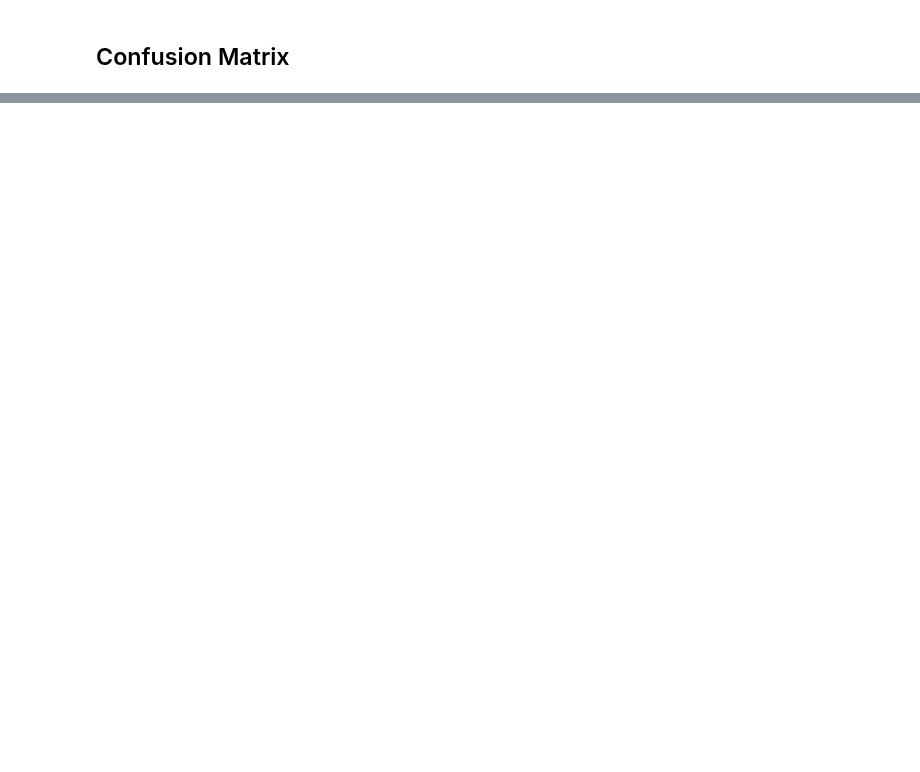
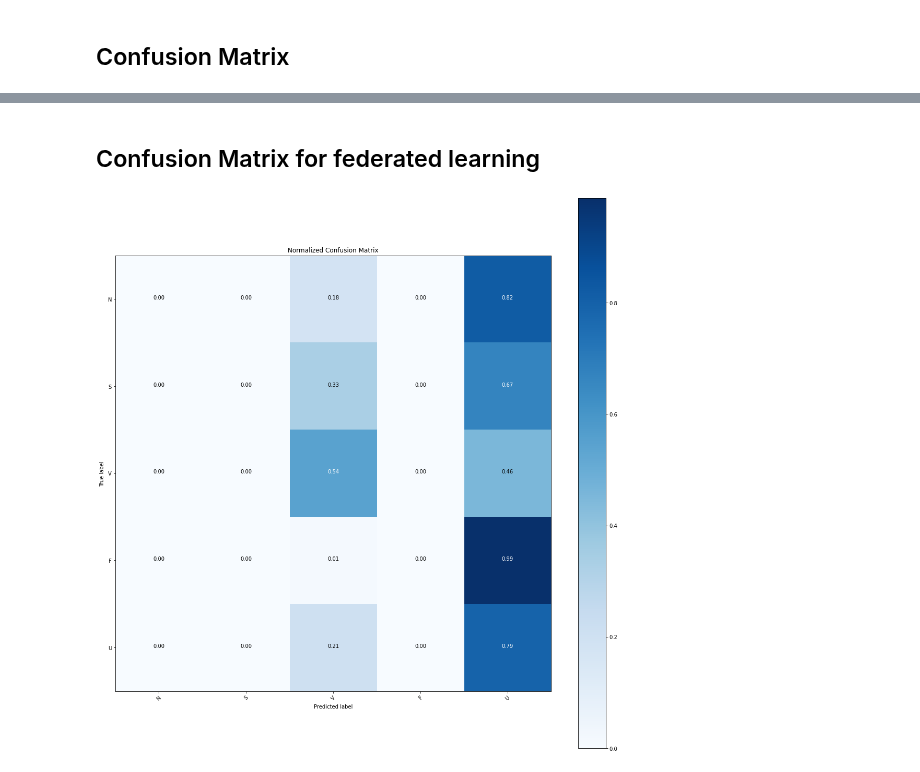
Before and after one commit to dilawarm/federated, a Jupyter notebook: notebooks/ModelAnalysis.ipynb, the cells around one changed output, grey strips where cells are left out. Saved outputs shown, nothing was run; the diff lists cells and outputs as text; code cells hidden in the pictures; blank space fills up the shorter version.

```diff
--- a/notebooks/ModelAnalysis.ipynb
+++ b/notebooks/ModelAnalysis.ipynb
@@ -64,0 +87,2 @@ plt.show()
+# %%
+X_test, y_test, model_fed = load("fedSGD_dense_v0")
@@ -64,0 +95,6 @@ plt.show()
+# %% [markdown]
+## Confusion Matrix for federated learning
+# %%
+make_confusion_matrix(X_test, y_test, model_fed)
+# %% [output]
+[figure, added]
```
Also changed, not shown: parts of 16 cells of this notebook, 1 other file.
